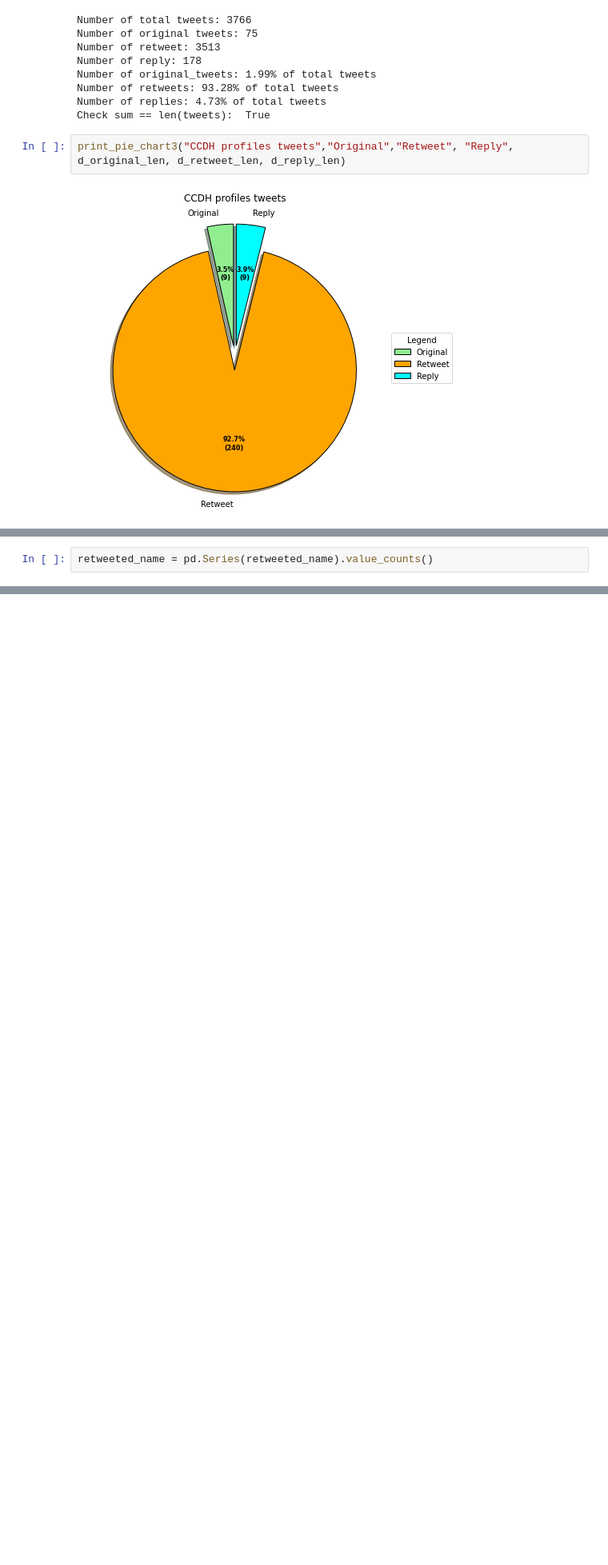
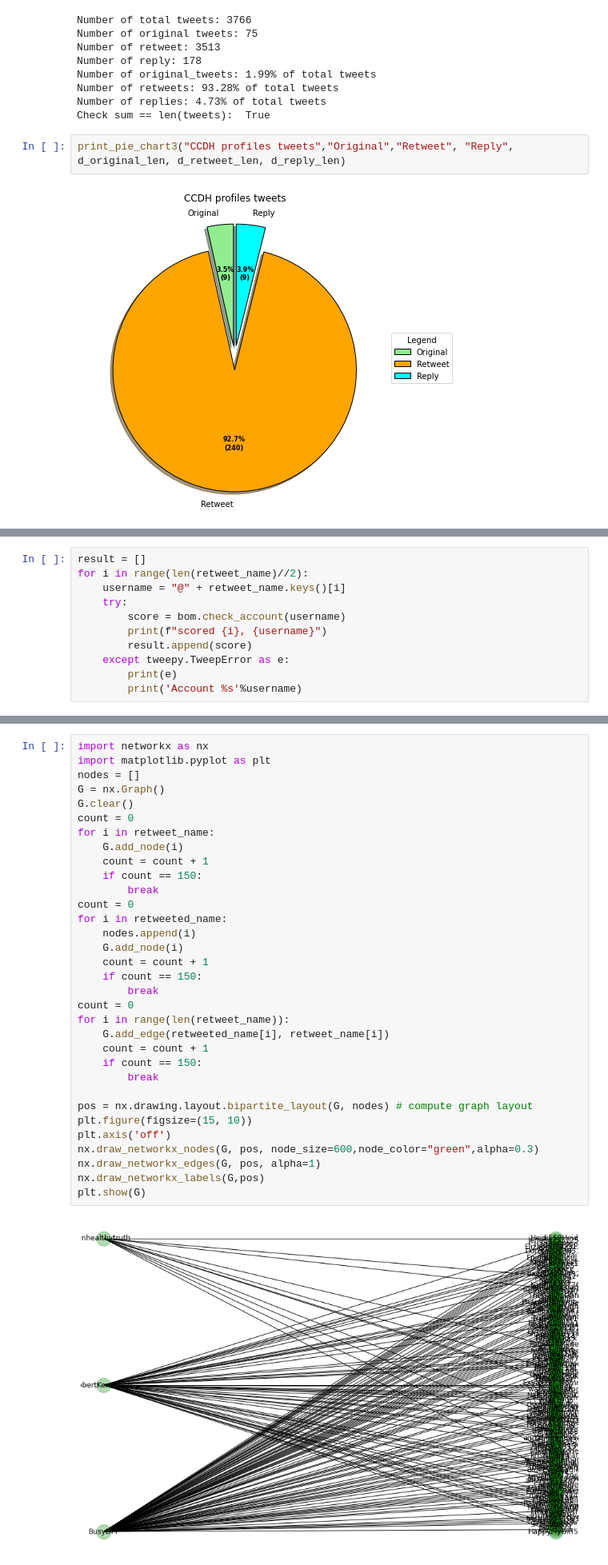
Before and after one commit to gi-ux/BachelorProject, a Jupyter notebook: notebook/Disinform_CCDH.ipynb, the cells around one changed output, grey strips where cells are left out. Shown at 80% size. Drawn from its saved outputs; the diff is of its cells as text; blank space fills up the shorter version.

Commit message:
Start credibility and networkx training

```diff
--- a/notebook/Disinform_CCDH.ipynb
+++ b/notebook/Disinform_CCDH.ipynb
@@ -392,2 +440,0 @@ date = [tweets_utils.process_datetime(v) for v in data]
-# %%
-retweeted_name = pd.Series(retweeted_name).value_counts()
@@ -434,0 +507,11 @@ result
+# %%
+result = []
+for i in range(len(retweet_name)//2):
+    username = "@" + retweet_name.keys()[i]
+    try:
+        score = bom.check_account(username)
+        print(f"scored {i}, {username}")
+        result.append(score)
+    except tweepy.TweepError as e:
+        print(e)
+        print('Account %s'%username)
@@ -434,0 +559,35 @@ result
+# %%
+import networkx as nx
+import matplotlib.pyplot as plt
+nodes = []
+G = nx.Graph()
+G.clear()
+count = 0
+for i in retweet_name:
+    G.add_node(i)
+    count = count + 1
+    if count == 150:
+        break
+count = 0
+for i in retweeted_name:
+    nodes.append(i)
+    G.add_node(i)
+    count = count + 1
+    if count == 150:
+        break
+count = 0
+for i in range(len(retweet_name)):
+    G.add_edge(retweeted_name[i], retweet_name[i])
+    count = count + 1
+    if count == 150:
+        break
+
+pos = nx.drawing.layout.bipartite_layout(G, nodes) # compute graph layout
+plt.figure(figsize=(15, 10))
+plt.axis('off')
+nx.draw_networkx_nodes(G, pos, node_size=600,node_color="green",alpha=0.3)
+nx.draw_networkx_edges(G, pos, alpha=1)
+nx.draw_networkx_labels(G,pos)
+plt.show(G)
+# %% [output]
+[figure, added]
```
Also changed, not shown: parts of 17 cells of this notebook, 2 other files.
